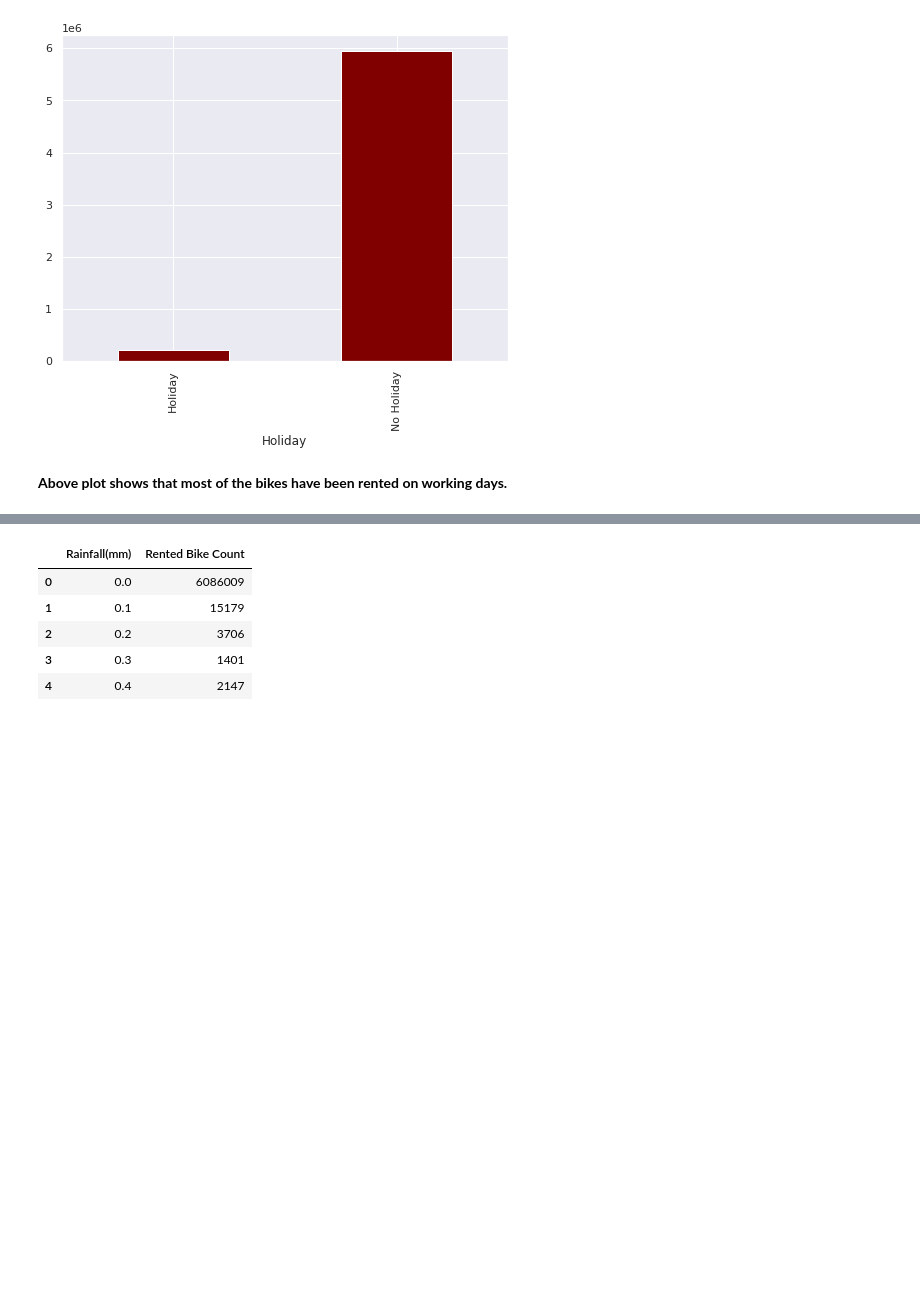
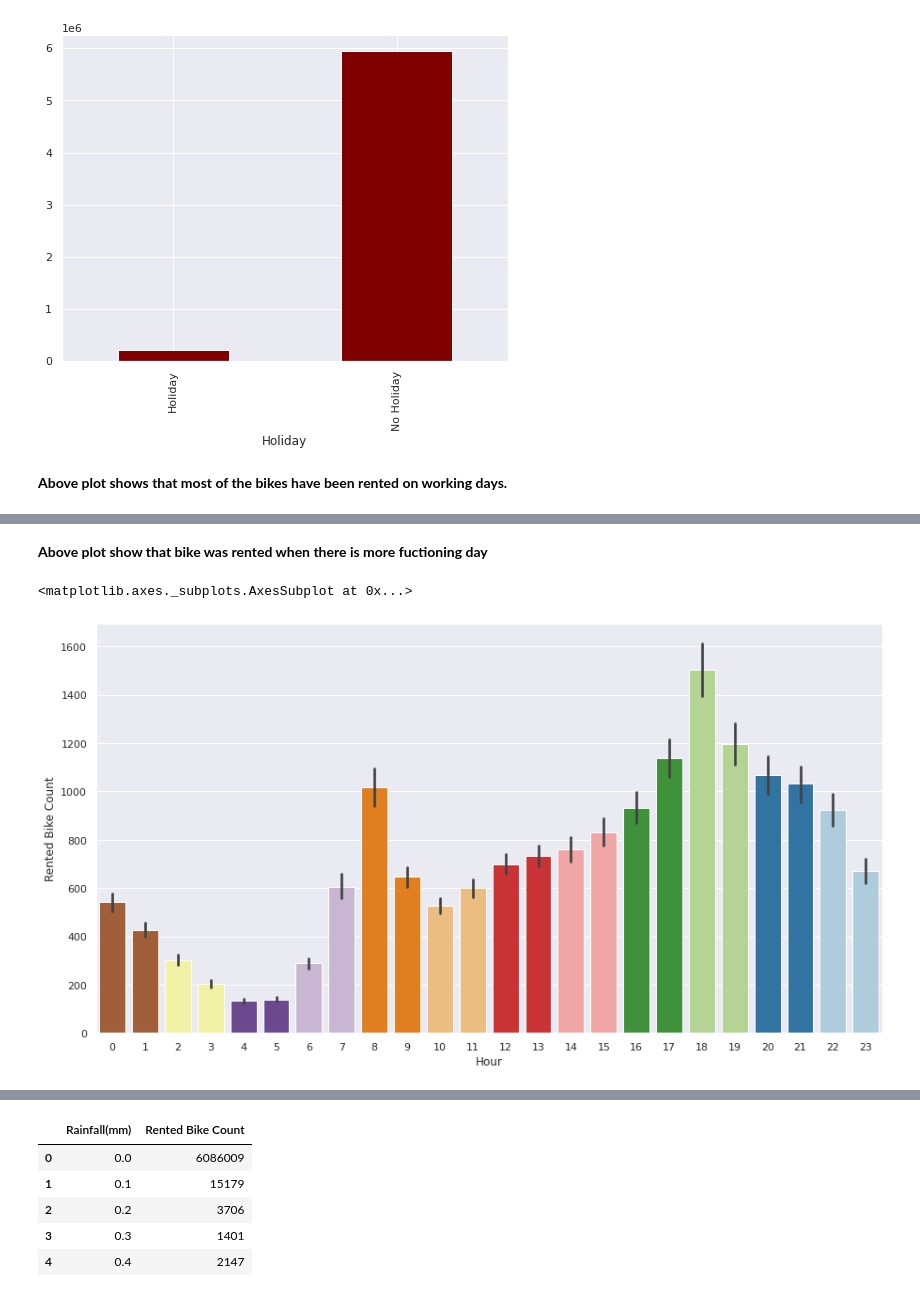
Before and after one commit to praveenbejo95/Bike-sharing-demand-prediction-ML-regression-project-, a Jupyter notebook: Bike_Sharing_Demand_Prediction(Pravin_notebook)_Capstone_Project.ipynb, the cells around one changed output, grey strips where cells are left out. Saved outputs shown, nothing was run; the diff lists cells and outputs as text; code cells hidden in the pictures; blank space fills up the shorter version.

```diff
--- a/Bike_Sharing_Demand_Prediction(Pravin_notebook)_Capstone_Project.ipynb
+++ b/Bike_Sharing_Demand_Prediction(Pravin_notebook)_Capstone_Project.ipynb
@@ -276,0 +237,10 @@ sns.countplot(bike_df.loc[bike_df['year']==2017,'month'])
+# %% [markdown]
+**Above plot show that bike was rented when there is more fuctioning day**
+# %%
+# how much hour are bike was rented
+
+plt.figure(figsize=(15,8))
+sns.barplot('Hour','Rented Bike Count', data = bike_df,palette='Paired_r')
+# %% [output]
+<matplotlib.axes._subplots.AxesSubplot at 0x...>
+[figure, added]
```
Also changed, not shown: parts of 25 cells of this notebook.
